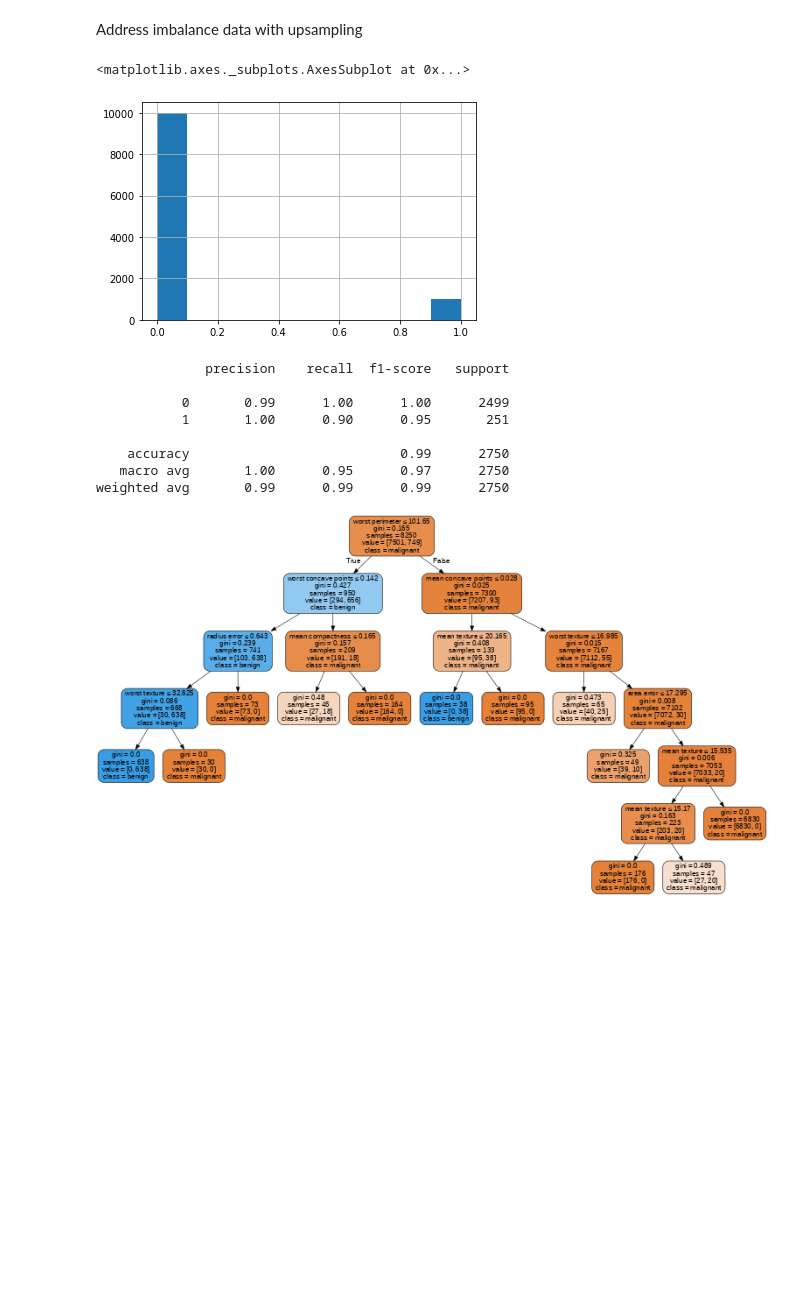
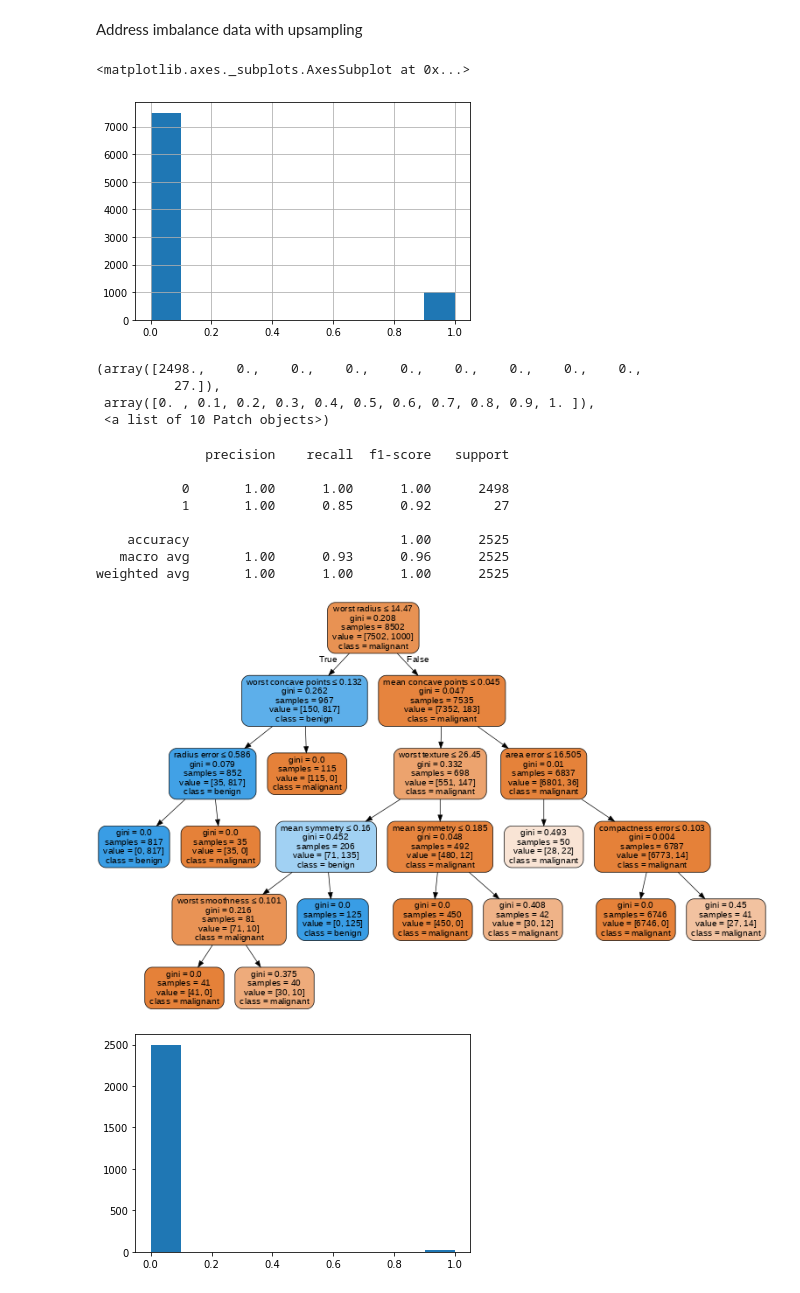
Before and after one commit to colawhite/abtesting, a Jupyter notebook: handle_imbalance_data.ipynb, the cells around one changed output. Cells and saved outputs as stored; diff of their text form; code cells hidden in the pictures; blank space fills up the shorter version.

```diff
--- a/handle_imbalance_data.ipynb
+++ b/handle_imbalance_data.ipynb
@@ -117,36 +117,45 @@ weighted avg       0.99      0.98      0.98      2525
 # %% [markdown]
 Address imbalance data with upsampling
 # %%
-df0 = imbalance[imbalance.y==0]
-df1 = imbalance[imbalance.y==1]
+df = X_train
+df['y'] = y_train
+df0 = df[df.y==0]
+df1 = df[df.y==1]
 sample1 = df1.sample(n=1000,replace=True)
 balance = df0.append(sample1)
 balance['y'].hist()
 # %% [output]
 <matplotlib.axes._subplots.AxesSubplot at 0x...>
-[figure, old version]
+[figure, new version]
 # %%
-X_train, X_test, y_train, y_test = train_test_split(balance[data.feature_names], balance['y'], random_state=0)
 clf = DecisionTreeClassifier(random_state=0,min_samples_leaf=30)
+X_train = balance[data.feature_names]
+y_train = balance['y']
 clf = clf.fit(X_train, y_train)
 # %%
 y_score = clf.predict(X_test)
+plt.hist(y_test)
 print (classification_report(y_test,y_score))
 dot_data = tree.export_graphviz(clf, out_file=None,
                       feature_names=data.feature_names,
                       class_names=data.target_names,
                       filled=True, rounded=True,
                       special_characters=True)
 graph = pydotplus.graph_from_dot_data(dot_data)
 graph.set_size('"8,8!"')
 Image(graph.create_png())
 # %% [output]
-              precision    recall  f1-score   support
-
-           0       0.99      1.00      1.00      2499
-           1       1.00      0.90      0.95       251
-
-    accuracy                           0.99      2750
-   macro avg       1.00      0.95      0.97      2750
-weighted avg       0.99      0.99      0.99      2750
+(array([2498.,    0.,    0.,    0.,    0.,    0.,    0.,    0.,    0.,
+          27.]),
+ array([0. , 0.1, 0.2, 0.3, 0.4, 0.5, 0.6, 0.7, 0.8, 0.9, 1. ]),
+ <a list of 10 Patch objects>)
+              precision    recall  f1-score   support
+
+           0       1.00      1.00      1.00      2498
+           1       1.00      0.85      0.92        27
+
+    accuracy                           1.00      2525
+   macro avg       1.00      0.93      0.96      2525
+weighted avg       1.00      1.00      1.00      2525
-[figure, old version]
+[figure, new version]
+[figure, added]
```
Also changed, not shown: parts of 2 cells of this notebook.
